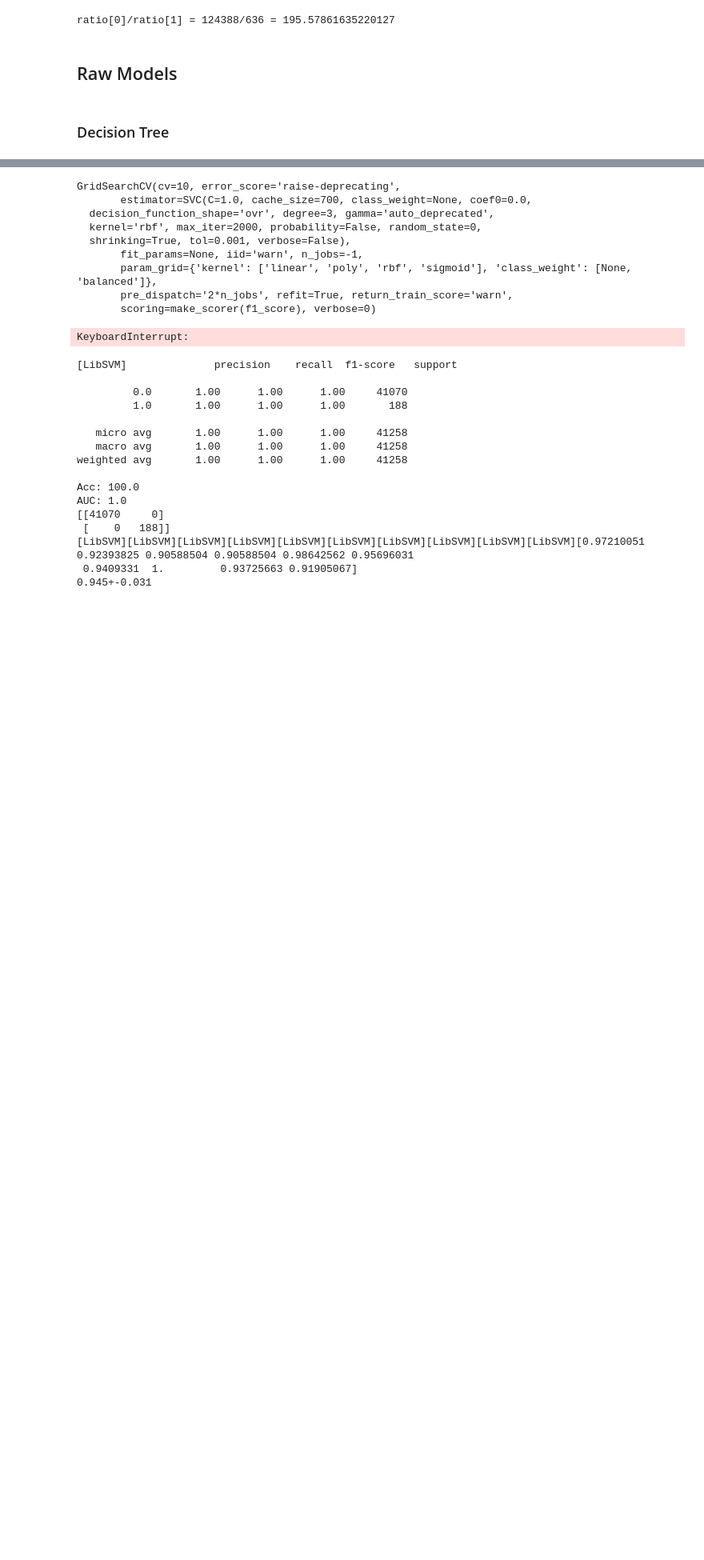
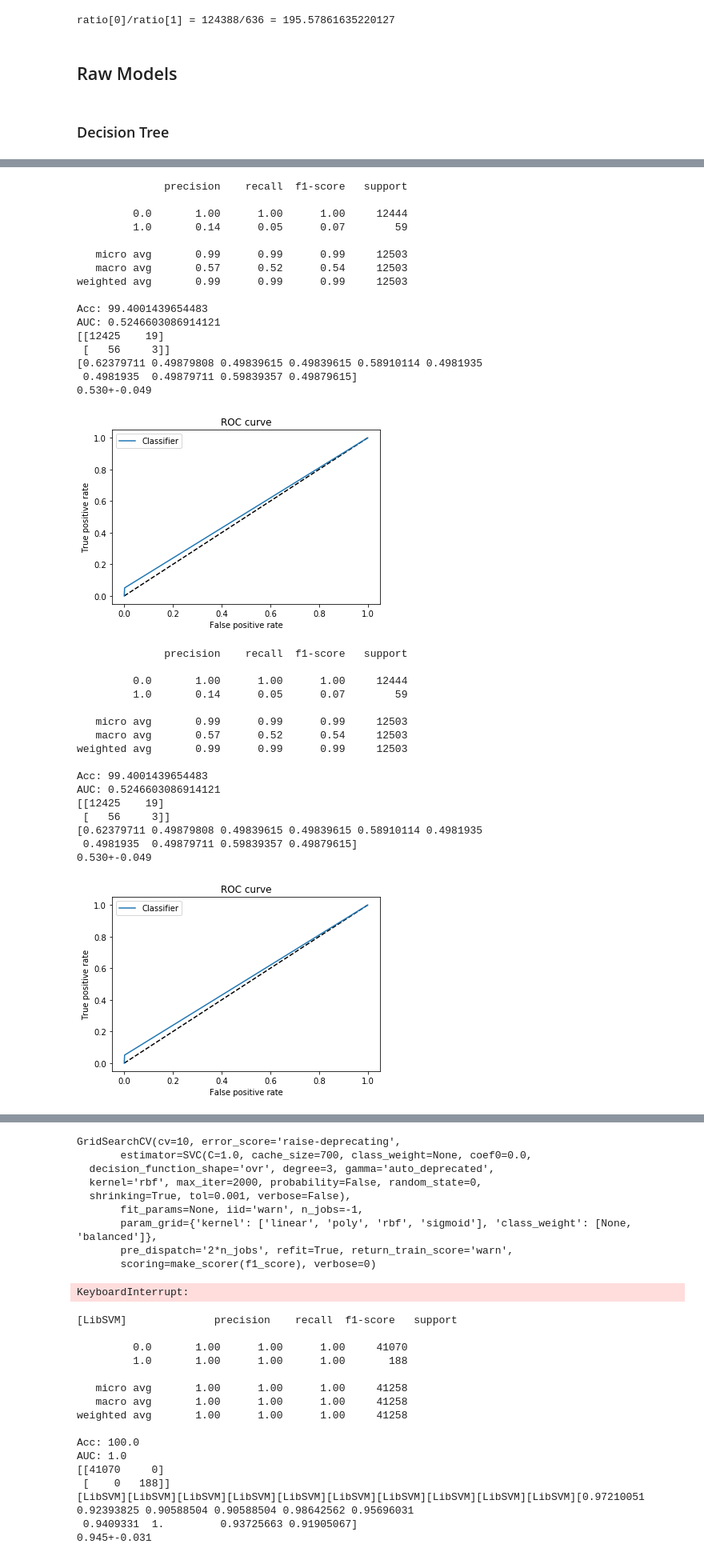
Before and after one commit to marcossilva/unbalanced_dataset_analysis, a Jupyter notebook: Untitled.ipynb, the cells around one changed output, grey strips where cells are left out. Shown at 80% size. Drawn from its saved outputs; the diff is of its cells as text; code cells hidden in the pictures; blank space fills up the shorter version.

```diff
--- a/Untitled.ipynb
+++ b/Untitled.ipynb
@@ -150,0 +206,44 @@ AUC: 0.7086952396312799
+# %%
+import numpy as np
+from sklearn.naive_bayes import GaussianNB
+clf = GaussianNB()
+clf.fit(X_train, y_train)
+print_report(clf)
+clf_pf = GaussianNB()
+clf_pf.partial_fit(X_train, y_train, np.unique(y_train))
+print_report(clf_pf)
+# %% [output]
+              precision    recall  f1-score   support
+
+         0.0       1.00      1.00      1.00     12444
+         1.0       0.14      0.05      0.07        59
+
+   micro avg       0.99      0.99      0.99     12503
+   macro avg       0.57      0.52      0.54     12503
+weighted avg       0.99      0.99      0.99     12503
+
+Acc: 99.4001439654483
+AUC: 0.5246603086914121
+[[12425    19]
+ [   56     3]]
+[0.62379711 0.49879808 0.49839615 0.49839615 0.58910114 0.4981935
+ 0.4981935  0.49879711 0.59839357 0.49879615]
+0.530+-0.049
+[figure, added]
+              precision    recall  f1-score   support
+
+         0.0       1.00      1.00      1.00     12444
+         1.0       0.14      0.05      0.07        59
+
+   micro avg       0.99      0.99      0.99     12503
+   macro avg       0.57      0.52      0.54     12503
+weighted avg       0.99      0.99      0.99     12503
+
+Acc: 99.4001439654483
+AUC: 0.5246603086914121
+[[12425    19]
+ [   56     3]]
+[0.62379711 0.49879808 0.49839615 0.49839615 0.58910114 0.4981935
+ 0.4981935  0.49879711 0.59839357 0.49879615]
+0.530+-0.049
+[figure, added]
```
Also changed, not shown: parts of 13 cells of this notebook, 1 other file.
